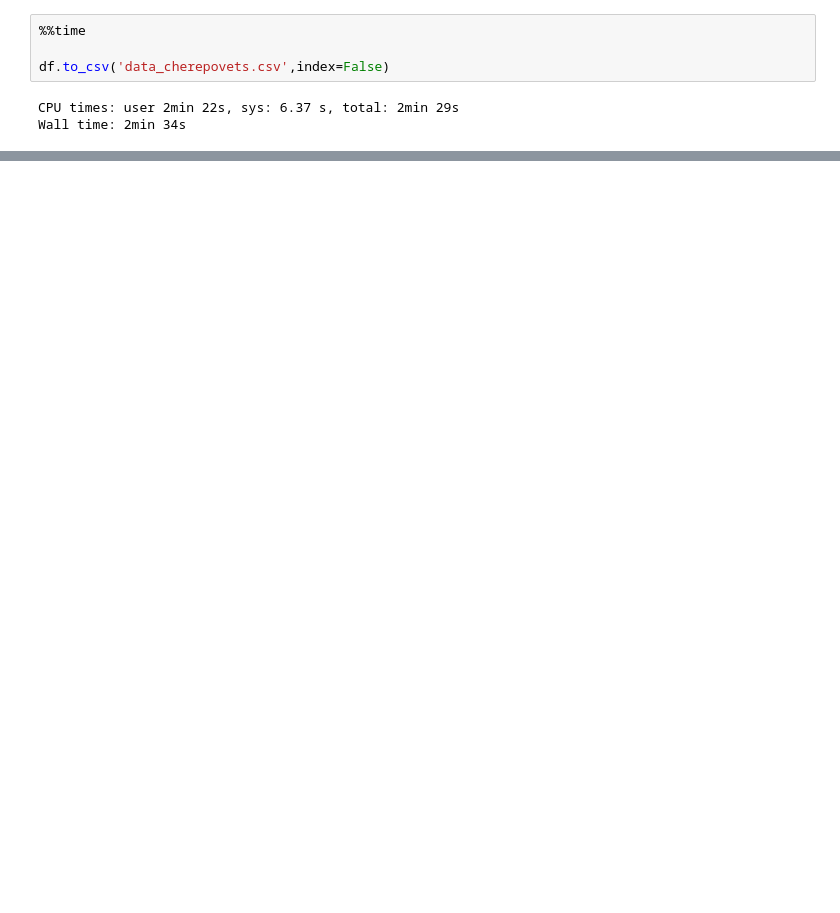
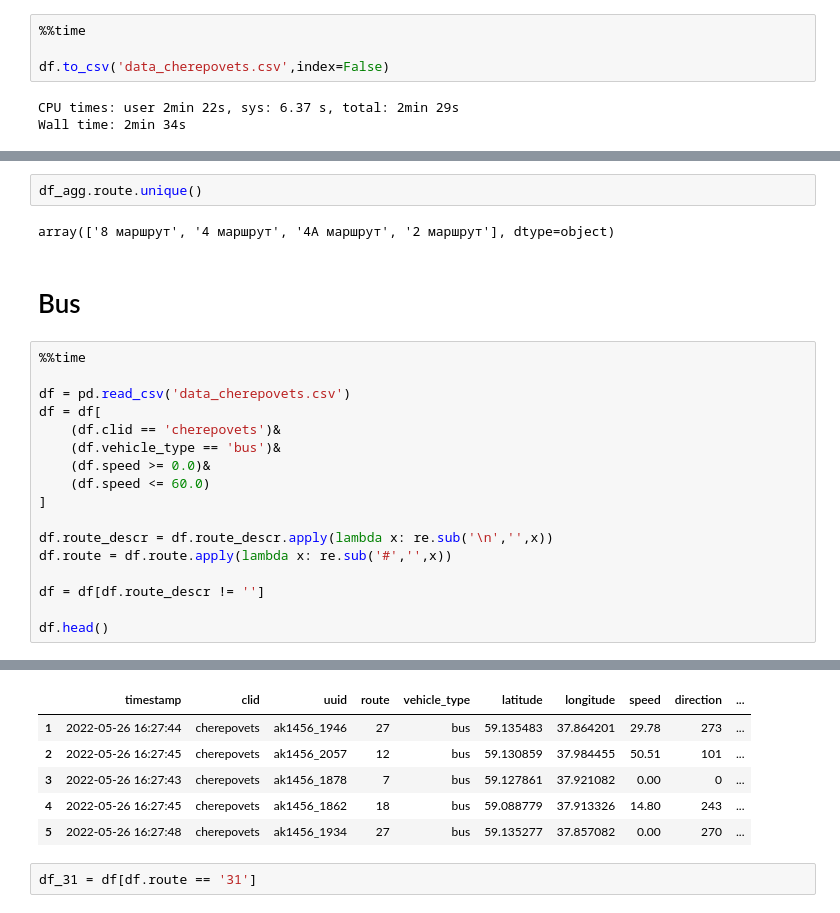
Before and after one commit to k0rsakov/transport_research_in_Cherepovets, a Jupyter notebook: notebooks/research.ipynb, the cells around one changed output, grey strips where cells are left out. Drawn from its saved outputs; the diff is of its cells as text; blank space fills up the shorter version.

```diff
--- a/notebooks/research.ipynb
+++ b/notebooks/research.ipynb
@@ -85,0 +169,24 @@ Wall time: 2min 34s
+# %%
+df_agg.route.unique()
+# %% [output]
+array(['8 маршрут', '4 маршрут', '4А маршрут', '2 маршрут'], dtype=object)
+# %% [markdown]
+# Bus
+# %%
+%%time
+
+df = pd.read_csv('data_cherepovets.csv')
+df = df[
+    (df.clid == 'cherepovets')&
+    (df.vehicle_type == 'bus')&
+    (df.speed >= 0.0)&
+    (df.speed <= 60.0)
+]
+
+df.route_descr = df.route_descr.apply(lambda x: re.sub('\n','',x))
+df.route = df.route.apply(lambda x: re.sub('#','',x))
+
+df = df[df.route_descr != '']
+
+df.head()
+# %% [output]
@@ -85,0 +195,8 @@ Wall time: 2min 34s
+|  | timestamp | clid | uuid | route | vehicle_type | latitude | longitude | speed | direction | ... |
+| 1 | 2022-05-26 16:27:44 | cherepovets | ak1456_1946 | 27 | bus | 59.135483 | 37.864201 | 29.78 | 273 | ... |
+| 2 | 2022-05-26 16:27:45 | cherepovets | ak1456_2057 | 12 | bus | 59.130859 | 37.984455 | 50.51 | 101 | ... |
+| 3 | 2022-05-26 16:27:43 | cherepovets | ak1456_1878 | 7 | bus | 59.127861 | 37.921082 | 0.00 | 0 | ... |
+| 4 | 2022-05-26 16:27:45 | cherepovets | ak1456_1862 | 18 | bus | 59.088779 | 37.913326 | 14.80 | 243 | ... |
+| 5 | 2022-05-26 16:27:48 | cherepovets | ak1456_1934 | 27 | bus | 59.135277 | 37.857082 | 0.00 | 270 | ... |
+# %%
+df_31 = df[df.route == '31']
```
Also changed, not shown: parts of 36 cells of this notebook, 3 other files.
